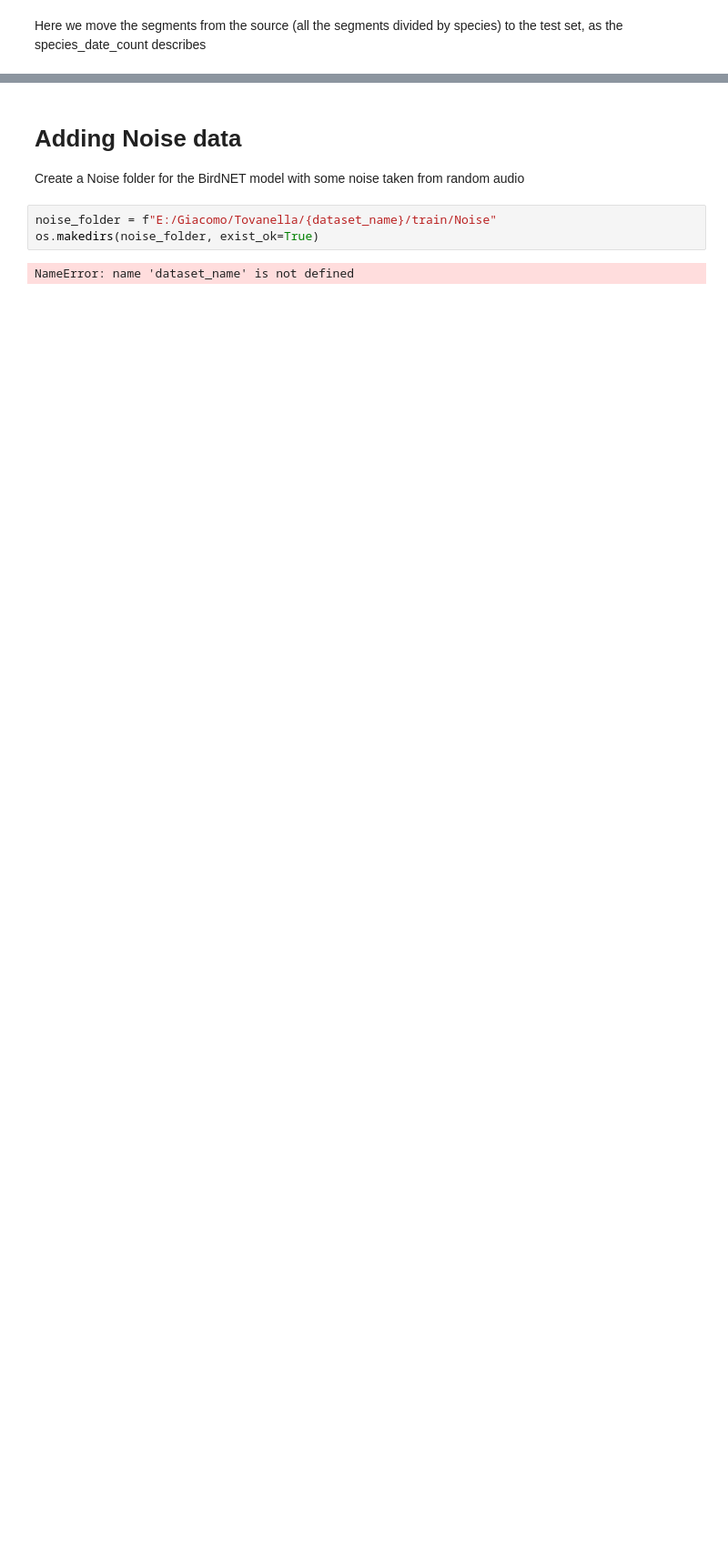
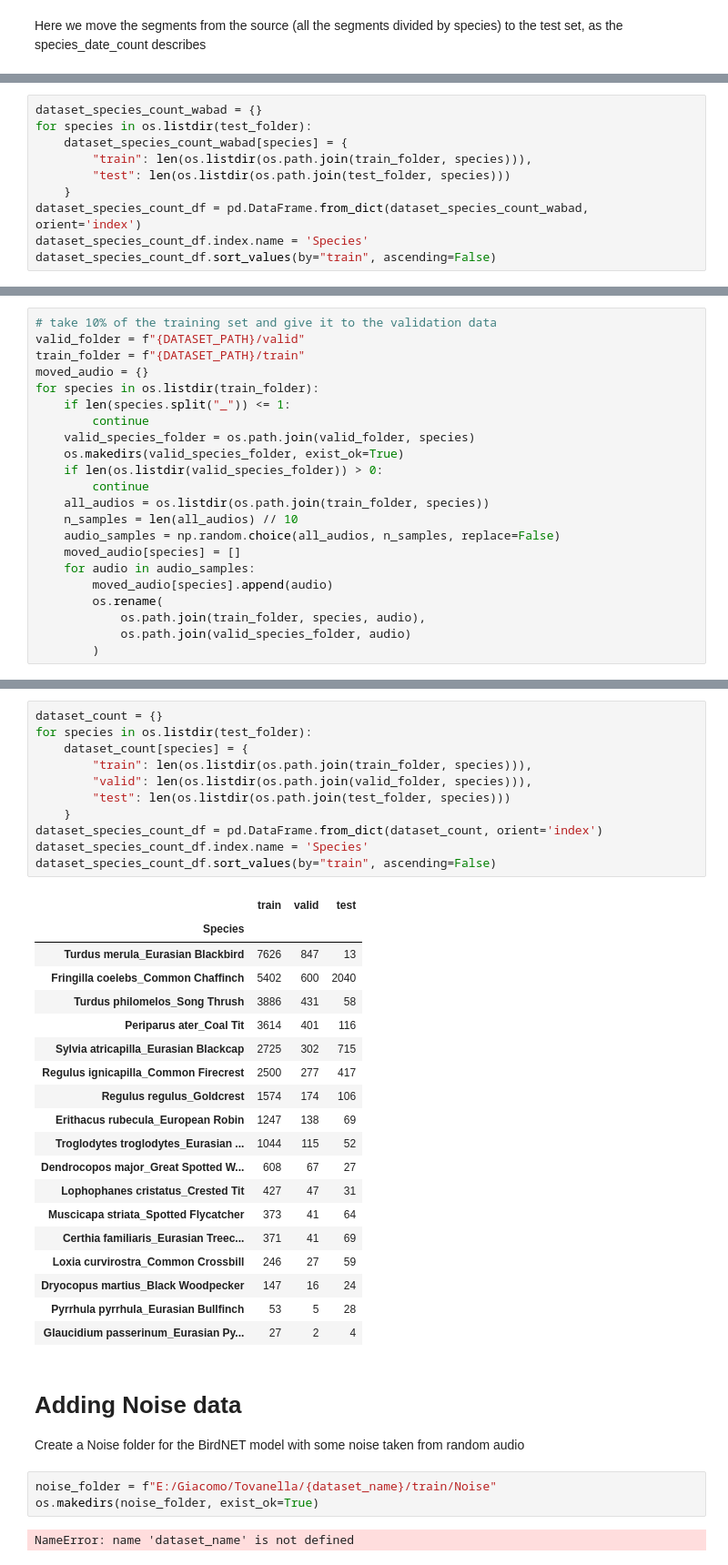
Before and after one commit to giacomoschiavo/finetuning-BirdNET, a Jupyter notebook: 2_data_preprocessing.ipynb, the cells around one changed output, grey strips where cells are left out. Shown at 91% size. Cells and saved outputs as stored; diff of their text form; blank space fills up the shorter version.

```diff
--- a/2_data_preprocessing.ipynb
+++ b/2_data_preprocessing.ipynb
@@ -198,0 +212,10 @@ df.sort_index(ascending=True)
+# %%
+dataset_species_count_wabad = {}
+for species in os.listdir(test_folder):
+    dataset_species_count_wabad[species] = {
+        "train": len(os.listdir(os.path.join(train_folder, species))),
+        "test": len(os.listdir(os.path.join(test_folder, species)))
+    }
+dataset_species_count_df = pd.DataFrame.from_dict(dataset_species_count_wabad, orient='index')
+dataset_species_count_df.index.name = 'Species'
+dataset_species_count_df.sort_values(by="train", ascending=False)
@@ -198,0 +245,22 @@ df.sort_index(ascending=True)
+# %%
+# take 10% of the training set and give it to the validation data
+valid_folder = f"{DATASET_PATH}/valid"
+train_folder = f"{DATASET_PATH}/train"
+moved_audio = {}
+for species in os.listdir(train_folder):
+    if len(species.split("_")) <= 1:
+        continue
+    valid_species_folder = os.path.join(valid_folder, species)
+    os.makedirs(valid_species_folder, exist_ok=True)
+    if len(os.listdir(valid_species_folder)) > 0:
+        continue
+    all_audios = os.listdir(os.path.join(train_folder, species))
+    n_samples = len(all_audios) // 10
+    audio_samples = np.random.choice(all_audios, n_samples, replace=False)
+    moved_audio[species] = []
+    for audio in audio_samples:
+        moved_audio[species].append(audio)
+        os.rename(
+            os.path.join(train_folder, species, audio),
+            os.path.join(valid_species_folder, audio)
+        )
@@ -199,3 +270,34 @@ df.sort_index(ascending=True)
+# %%
+dataset_count = {}
+for species in os.listdir(test_folder):
+    dataset_count[species] = {
+        "train": len(os.listdir(os.path.join(train_folder, species))),
+        "valid": len(os.listdir(os.path.join(valid_folder, species))),
+        "test": len(os.listdir(os.path.join(test_folder, species)))
+    }
+dataset_species_count_df = pd.DataFrame.from_dict(dataset_count, orient='index')
+dataset_species_count_df.index.name = 'Species'
+dataset_species_count_df.sort_values(by="train", ascending=False)
+# %% [output]
+|  | train | valid | test |
+| Species |  |  |  |
+| Turdus merula_Eurasian Blackbird | 7626 | 847 | 13 |
+| Fringilla coelebs_Common Chaffinch | 5402 | 600 | 2040 |
+| Turdus philomelos_Song Thrush | 3886 | 431 | 58 |
+| Periparus ater_Coal Tit | 3614 | 401 | 116 |
+| Sylvia atricapilla_Eurasian Blackcap | 2725 | 302 | 715 |
+| Regulus ignicapilla_Common Firecrest | 2500 | 277 | 417 |
+| Regulus regulus_Goldcrest | 1574 | 174 | 106 |
+| Erithacus rubecula_European Robin | 1247 | 138 | 69 |
+| Troglodytes troglodytes_Eurasian ... | 1044 | 115 | 52 |
+| Dendrocopos major_Great Spotted W... | 608 | 67 | 27 |
+| Lophophanes cristatus_Crested Tit | 427 | 47 | 31 |
+| Muscicapa striata_Spotted Flycatcher | 373 | 41 | 64 |
+| Certhia familiaris_Eurasian Treec... | 371 | 41 | 69 |
+| Loxia curvirostra_Common Crossbill | 246 | 27 | 59 |
+| Dryocopus martius_Black Woodpecker | 147 | 16 | 24 |
+| Pyrrhula pyrrhula_Eurasian Bullfinch | 53 | 5 | 28 |
+| Glaucidium passerinum_Eurasian Py... | 27 | 2 | 4 |
 # %% [markdown]
 # Adding Noise data
 Create a Noise folder for the BirdNET model with some noise taken from random audio
```
Also changed, not shown: parts of 41 cells of this notebook, 3 other files.
